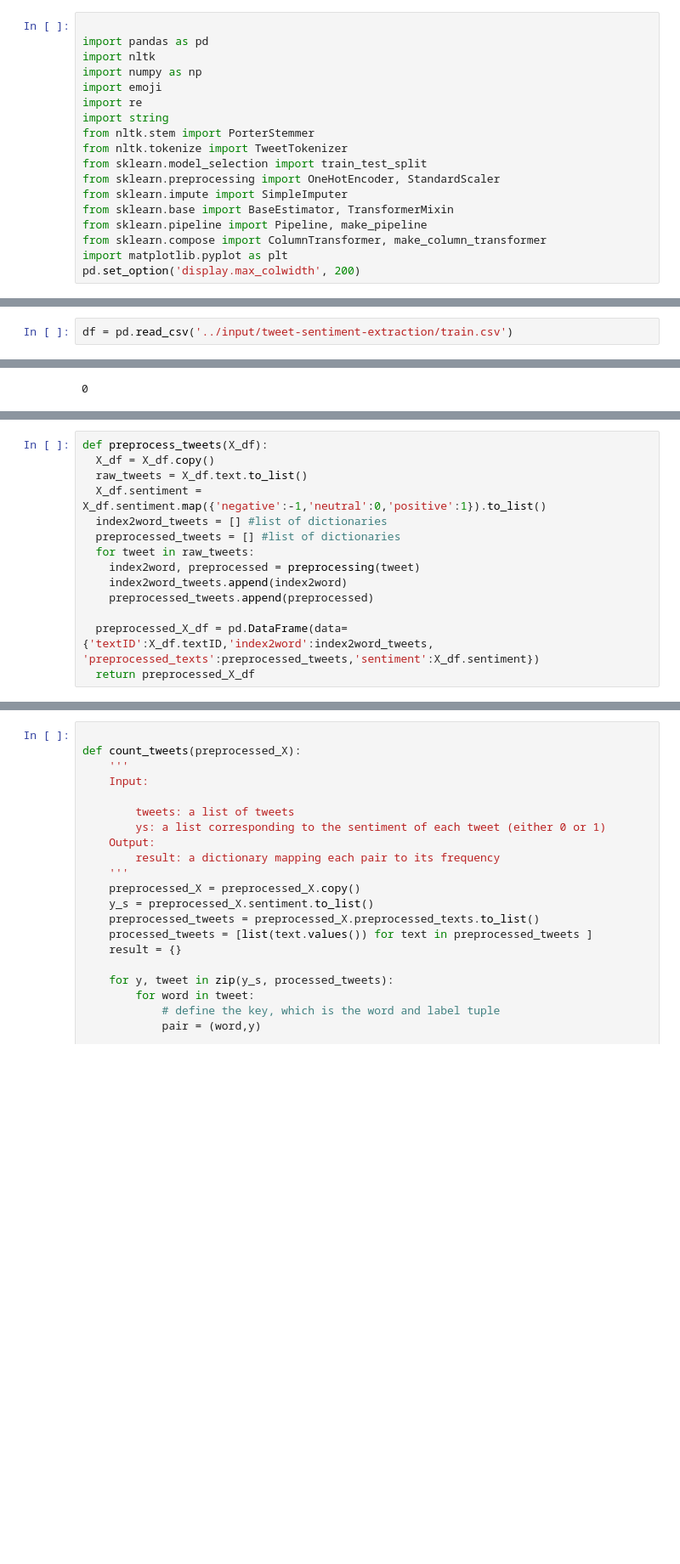
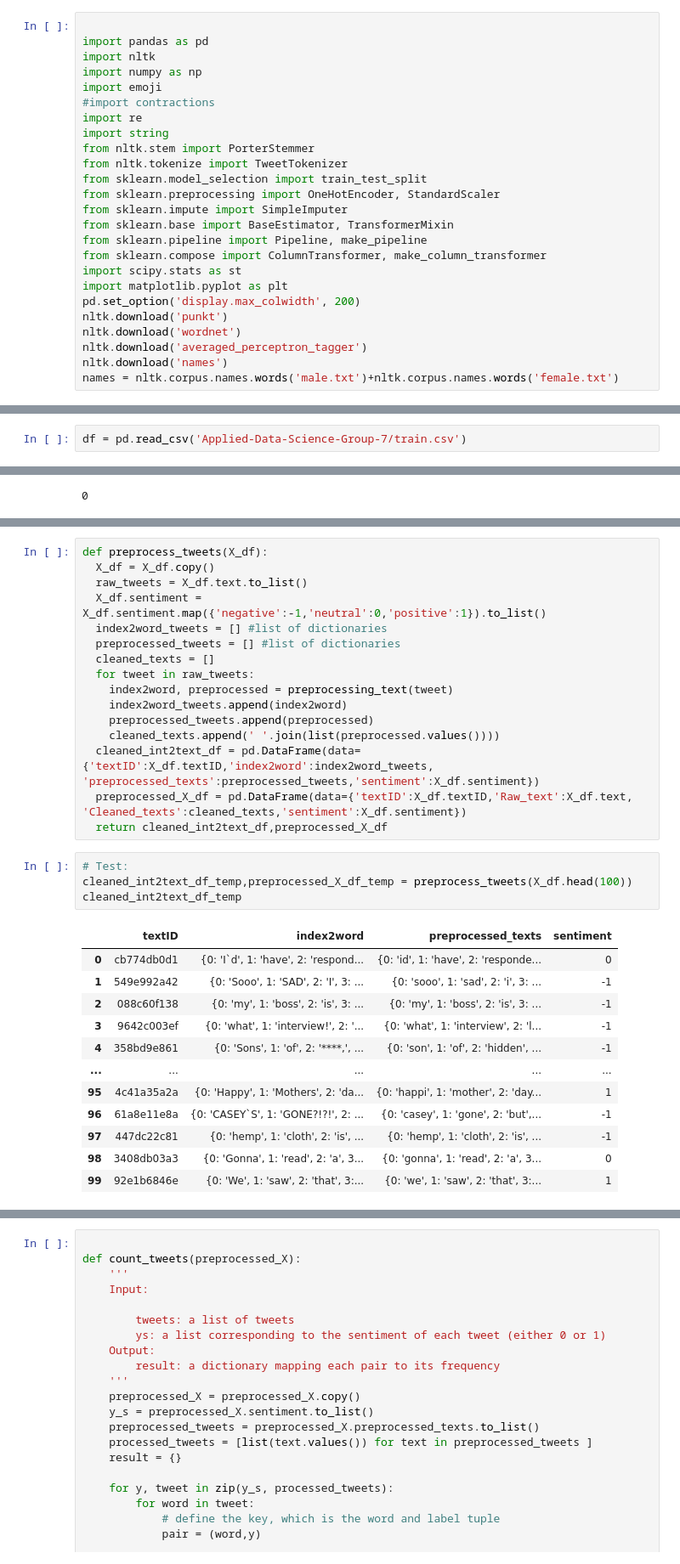
Before and after one commit to hoanglam372000/Applied-Data-Science-Group-7, a Jupyter notebook: Notebooks/Baseline_Tweet_Sentiment_Extraction.ipynb, the cells around one changed output, grey strips where cells are left out. Shown at 85% size. Drawn from its saved outputs; the diff is of its cells as text; blank space fills up the shorter version.

```diff
--- a/Notebooks/Baseline_Tweet_Sentiment_Extraction.ipynb
+++ b/Notebooks/Baseline_Tweet_Sentiment_Extraction.ipynb
@@ -40,6 +69,7 @@ import pandas as pd
 import nltk
 import numpy as np
 import emoji
+#import contractions
 import re
 import string
 from nltk.stem import PorterStemmer
@@ -50,5 +80,11 @@ from sklearn.impute import SimpleImputer
 from sklearn.base import BaseEstimator, TransformerMixin
 from sklearn.pipeline import Pipeline, make_pipeline
 from sklearn.compose import ColumnTransformer, make_column_transformer
+import scipy.stats as st
 import matplotlib.pyplot as plt
 pd.set_option('display.max_colwidth', 200)
+nltk.download('punkt')
+nltk.download('wordnet')
+nltk.download('averaged_perceptron_tagger')
+nltk.download('names')
+names = nltk.corpus.names.words('male.txt')+nltk.corpus.names.words('female.txt')
@@ -61,5 +111,5 @@ False
 # %%
-df = pd.read_csv('../input/tweet-sentiment-extraction/train.csv')
+df = pd.read_csv('Applied-Data-Science-Group-7/train.csv')
 # %%
 df
 # %% [output]
@@ -212,10 +289,29 @@ def preprocess_tweets(X_df):
   X_df.sentiment = X_df.sentiment.map({'negative':-1,'neutral':0,'positive':1}).to_list()
   index2word_tweets = [] #list of dictionaries
   preprocessed_tweets = [] #list of dictionaries
+  cleaned_texts = []
   for tweet in raw_tweets:
-    index2word, preprocessed = preprocessing(tweet)
+    index2word, preprocessed = preprocessing_text(tweet)
     index2word_tweets.append(index2word)
     preprocessed_tweets.append(preprocessed)
-
-  preprocessed_X_df = pd.DataFrame(data={'textID':X_df.textID,'index2word':index2word_tweets, 'preprocessed_texts':preprocessed_tweets,'sentiment':X_df.sentiment})
-  return preprocessed_X_df
+    cleaned_texts.append(' '.join(list(preprocessed.values())))
+  cleaned_int2text_df = pd.DataFrame(data={'textID':X_df.textID,'index2word':index2word_tweets, 'preprocessed_texts':preprocessed_tweets,'sentiment':X_df.sentiment})
+  preprocessed_X_df = pd.DataFrame(data={'textID':X_df.textID,'Raw_text':X_df.text, 'Cleaned_texts':cleaned_texts,'sentiment':X_df.sentiment})
+  return cleaned_int2text_df,preprocessed_X_df
+# %%
+# Test:
+cleaned_int2text_df_temp,preprocessed_X_df_temp = preprocess_tweets(X_df.head(100))
+cleaned_int2text_df_temp
+# %% [output]
+|  | textID | index2word | preprocessed_texts | sentiment |
+| 0 | cb774db0d1 | {0: 'I`d', 1: 'have', 2: 'respond... | {0: 'id', 1: 'have', 2: 'responde... | 0 |
+| 1 | 549e992a42 | {0: 'Sooo', 1: 'SAD', 2: 'I', 3: ... | {0: 'sooo', 1: 'sad', 2: 'i', 3: ... | -1 |
+| 2 | 088c60f138 | {0: 'my', 1: 'boss', 2: 'is', 3: ... | {0: 'my', 1: 'boss', 2: 'is', 3: ... | -1 |
+| 3 | 9642c003ef | {0: 'what', 1: 'interview!', 2: '... | {0: 'what', 1: 'interview', 2: 'l... | -1 |
+| 4 | 358bd9e861 | {0: 'Sons', 1: 'of', 2: '****,', ... | {0: 'son', 1: 'of', 2: 'hidden', ... | -1 |
+| ... | ... | ... | ... | ... |
+| 95 | 4c41a35a2a | {0: 'Happy', 1: 'Mothers', 2: 'da... | {0: 'happi', 1: 'mother', 2: 'day... | 1 |
+| 96 | 61a8e11e8a | {0: 'CASEY`S', 1: 'GONE?!?!', 2: ... | {0: 'casey', 1: 'gone', 2: 'but',... | -1 |
+| 97 | 447dc22c81 | {0: 'hemp', 1: 'cloth', 2: 'is', ... | {0: 'hemp', 1: 'cloth', 2: 'is', ... | -1 |
+| 98 | 3408db03a3 | {0: 'Gonna', 1: 'read', 2: 'a', 3... | {0: 'gonna', 1: 'read', 2: 'a', 3... | 0 |
+| 99 | 92e1b6846e | {0: 'We', 1: 'saw', 2: 'that', 3:... | {0: 'we', 1: 'saw', 2: 'that', 3:... | 1 |
```
Also changed, not shown: parts of 59 cells of this notebook.
